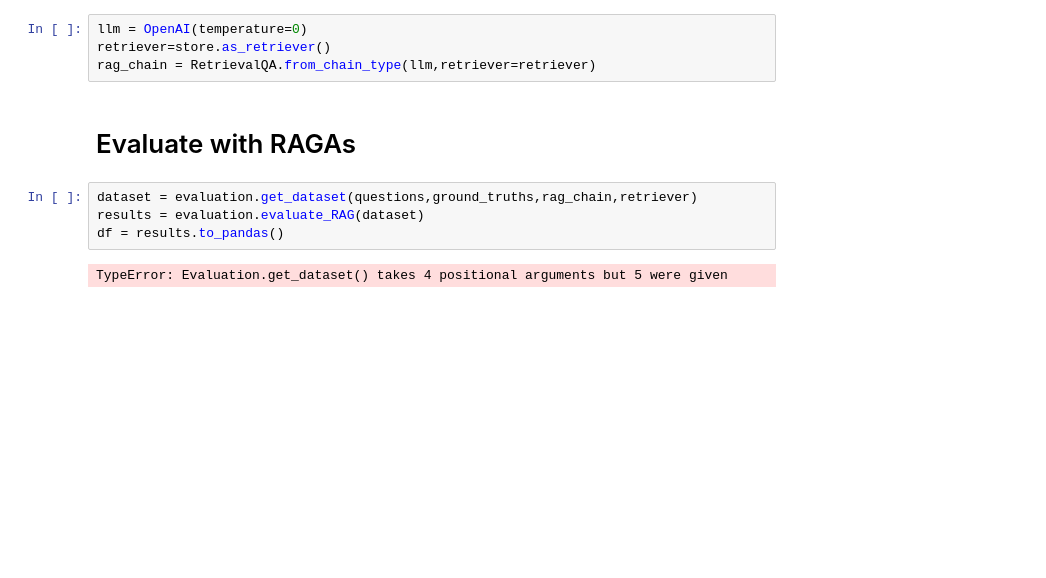
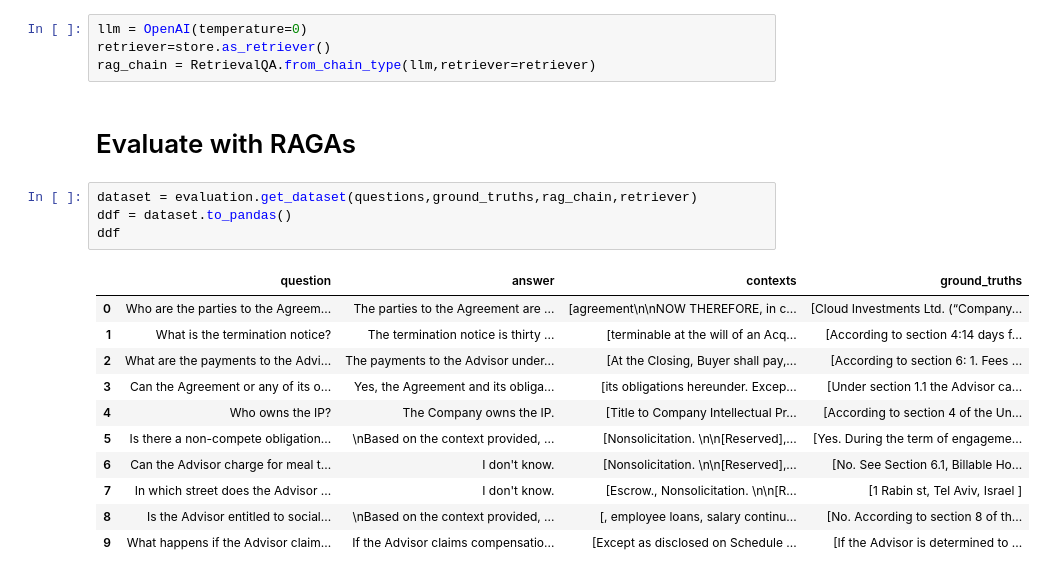
Before and after one commit to fanuelabebe/Contract_Advisor_RAG, a Jupyter notebook: backend/notebooks/RAGAs_Evaluation.ipynb, the cells around one changed output. Drawn from its saved outputs; the diff is of its cells as text; blank space fills up the shorter version.

```diff
--- a/backend/notebooks/RAGAs_Evaluation.ipynb
+++ b/backend/notebooks/RAGAs_Evaluation.ipynb
@@ -97,7 +97,17 @@ rag_chain = RetrievalQA.from_chain_type(llm,retriever=retriever)
 # Evaluate with RAGAs
 # %%
 dataset = evaluation.get_dataset(questions,ground_truths,rag_chain,retriever)
-results = evaluation.evaluate_RAG(dataset)
-df = results.to_pandas()
+ddf = dataset.to_pandas()
+ddf
 # %% [output]
-TypeError: Evaluation.get_dataset() takes 4 positional arguments but 5 were given
+|  | question | answer | contexts | ground_truths |
+| 0 | Who are the parties to the Agreem... | The parties to the Agreement are ... | [agreement\n\nNOW THEREFORE, in c... | [Cloud Investments Ltd. (“Company... |
+| 1 | What is the termination notice? | The termination notice is thirty ... | [terminable at the will of an Acq... | [According to section 4:14 days f... |
+| 2 | What are the payments to the Advi... | The payments to the Advisor under... | [At the Closing, Buyer shall pay,... | [According to section 6: 1. Fees ... |
+| 3 | Can the Agreement or any of its o... | Yes, the Agreement and its obliga... | [its obligations hereunder. Excep... | [Under section 1.1 the Advisor ca... |
+| 4 | Who owns the IP? | The Company owns the IP. | [Title to Company Intellectual Pr... | [According to section 4 of the Un... |
+| 5 | Is there a non-compete obligation... | \nBased on the context provided, ... | [Nonsolicitation. \n\n[Reserved],... | [Yes. During the term of engageme... |
+| 6 | Can the Advisor charge for meal t... | I don't know. | [Nonsolicitation. \n\n[Reserved],... | [No. See Section 6.1, Billable Ho... |
+| 7 | In which street does the Advisor ... | I don't know. | [Escrow., Nonsolicitation. \n\n[R... | [1 Rabin st, Tel Aviv, Israel ] |
+| 8 | Is the Advisor entitled to social... | \nBased on the context provided, ... | [, employee loans, salary continu... | [No. According to section 8 of th... |
+| 9 | What happens if the Advisor claim... | If the Advisor claims compensatio... | [Except as disclosed on Schedule ... | [If the Advisor is determined to ... |
```
Also changed, not shown: parts of 3 cells of this notebook, 1 other file.
